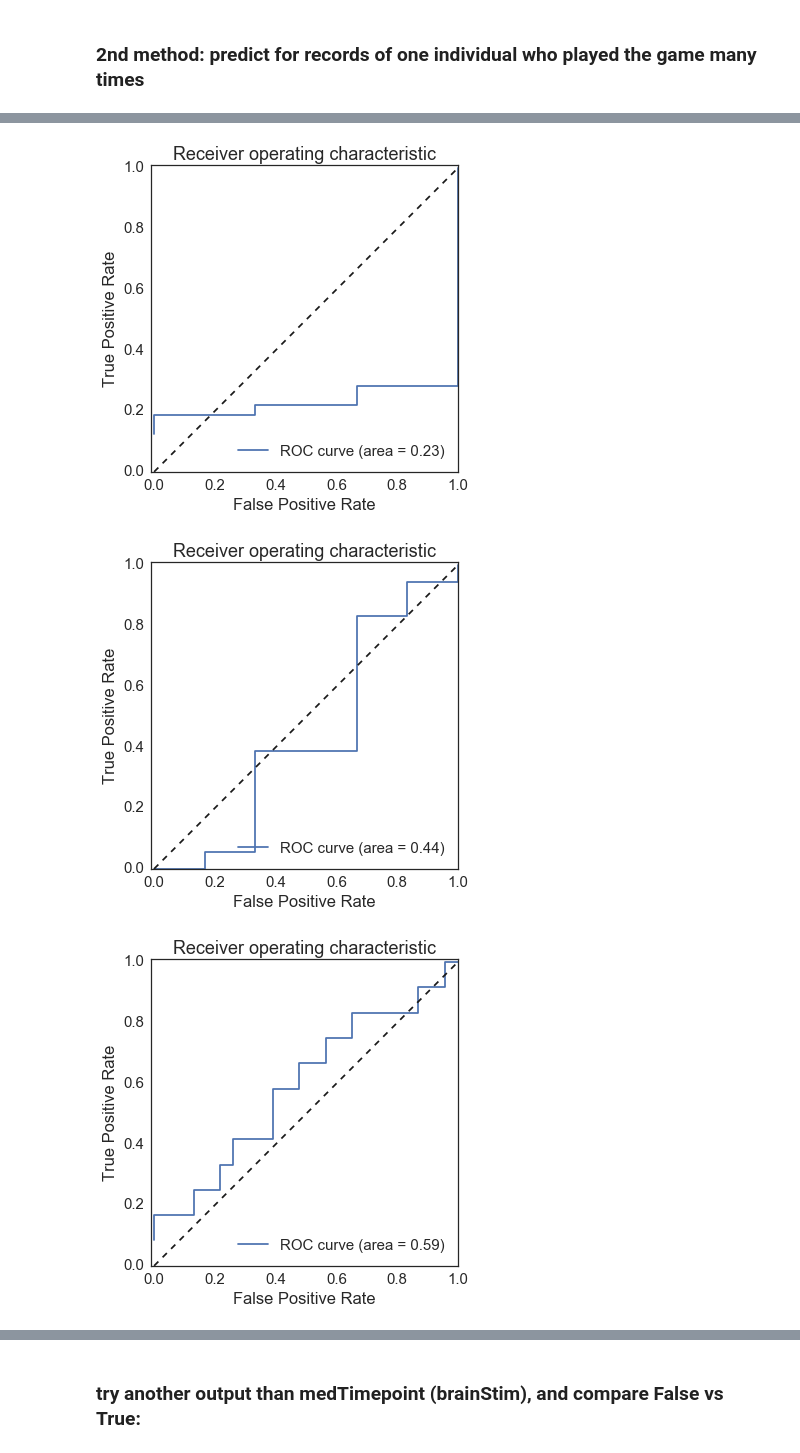
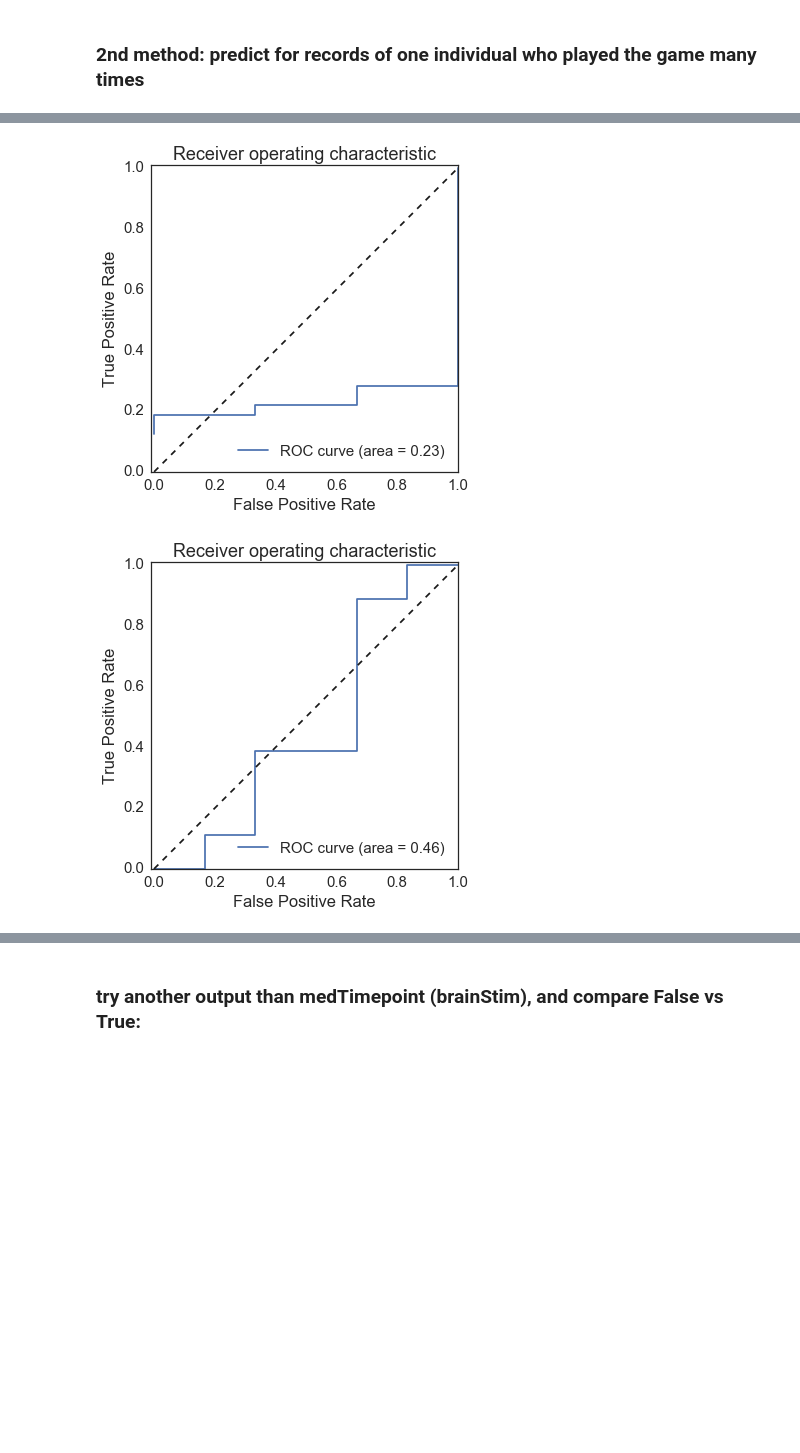
Before and after one commit to mattoby/mpower_memory, a Jupyter notebook: Memory_troubleshooting_ML.ipynb, the cells around one changed output, grey strips where cells are left out. Cells and saved outputs as stored; diff of their text form; code cells hidden in the pictures; blank space fills up the shorter version.

```diff
--- a/Memory_troubleshooting_ML.ipynb
+++ b/Memory_troubleshooting_ML.ipynb
@@ -1440,43 +1583,44 @@ for goodId in numplays.index:
 
     #nPlays = numplays.max()
     #goodId = numplays[numplays == nPlays].index.tolist()[0]
-    print goodId
-    # 1.3 cut data to only that person
-    dfmed = dfmed_in[dfmed_in['healthCode']==goodId]
+#    print goodId
+    if numplays[goodId] > 150:
+        # 1.3 cut data to only that person
+        dfmed = dfmed_in[dfmed_in['healthCode']==goodId]
 
-    # 2. convert categorical cols to #'s (so medTimePoint is converted)
-    dfmed = mt.convert_features_to_numbers(dfmed)
-    # 3. remove the ones that are nan in the medTimePoint column
-    dfmed = dfmed[dfmed[labelcol].notnull()]
-    # 4. split into yes and no took meds (medTimePoint) dfs
-    dfmed_T = dfmed[dfmed[labelcol]==label_T]
-    dfmed_F = dfmed[dfmed[labelcol]==label_F]
-    print 'In %s records, the patient took meds' % dfmed_T.shape[0]
-    print 'In %s records, the patient didn\'t take meds' % dfmed_F.shape[0]
-    # 6. recombine the datasets (& redo index so it's unique)
-    dfmed = dfmed_T.append(dfmed_F)
-    dfmed.index = range(len(dfmed))
+        # 2. convert categorical cols to #'s (so medTimePoint is converted)
+        dfmed = mt.convert_features_to_numbers(dfmed)
+        # 3. remove the ones that are nan in the medTimePoint column
+        dfmed = dfmed[dfmed[labelcol].notnull()]
+        # 4. split into yes and no took meds (medTimePoint) dfs
+        dfmed_T = dfmed[dfmed[labelcol]==label_T]
+        dfmed_F = dfmed[dfmed[labelcol]==label_F]
+        print 'In %s records, the patient took meds' % dfmed_T.shape[0]
+        print 'In %s records, the patient didn\'t take meds' % dfmed_F.shape[0]
+        # 6. recombine the datasets (& redo index so it's unique)
+        dfmed = dfmed_T.append(dfmed_F)
+        dfmed.index = range(len(dfmed))
 
-    ## 7. only include patients that have both states??
-    #
-    ## 8. put into machine learning to predict medTimePoint
+        ## 7. only include patients that have both states??
+        #
+        ## 8. put into machine learning to predict medTimePoint
 
-    # simplified code when not sample balancing:
-    # (with other memory features)
-    # take only one record per patient to remove duplicates. mean is better, but that's later..
+        # simplified code when not sample balancing:
+        # (with other memory features)
+        # take only one record per patient to remove duplicates. mean is better, but that's later..
 
-    features = fcats['game'] + fcats['demographic'] + fcats['phone'] + ['medTimepoint']
-    features.remove('smartphone')
-    features.remove('gender')
-    features.remove('age')
-    #features.remove('16_numunsuccesses')
-    #features.remove('9_numunsuccesses')
-    #features.remove('game_numGames')
-    #features.remove('game_numFails')
-    MLexcludecols = []
-    #print features
+        features = fcats['game'] + fcats['demographic'] + fcats['phone'] + ['medTimepoint']
+        features.remove('smartphone')
+        features.remove('gender')
+        features.remove('age')
+        #features.remove('16_numunsuccesses')
+        #features.remove('9_numunsuccesses')
+        #features.remove('game_numGames')
+        #features.remove('game_numFails')
+        MLexcludecols = []
+        #print features
 
-    outs = mt.build_ML_model(dfmed, features, labelcol=labelcol, toPlot=[0,0,1], toPrint=False, MLexcludecols=MLexcludecols, modelType='logisticregression')
-    #model, fdf, X, y, X_names, y_name, X_train, X_test, y_train, y_test, train_acc, test_acc, rand_acc, y_pred, y_pred_proba = outs
-    #print features
+        outs = mt.build_ML_model(dfmed, features, labelcol=labelcol, toPlot=[0,0,1], toPrint=False, MLexcludecols=MLexcludecols, modelType='logisticregression')
+        #model, fdf, X, y, X_names, y_name, X_train, X_test, y_train, y_test, train_acc, test_acc, rand_acc, y_pred, y_pred_proba = outs
+        #print features
 # %% [output]
@@ -1503,3 +1646,2 @@ ValueError: Found array with 0 sample(s) (shape=(0, 24)) while a minimum of 1 is
 [figure]
-[figure, old version]
+[figure, new version]
-[figure, removed]
```
Also changed, not shown: parts of 34 cells of this notebook, 3 other files.
